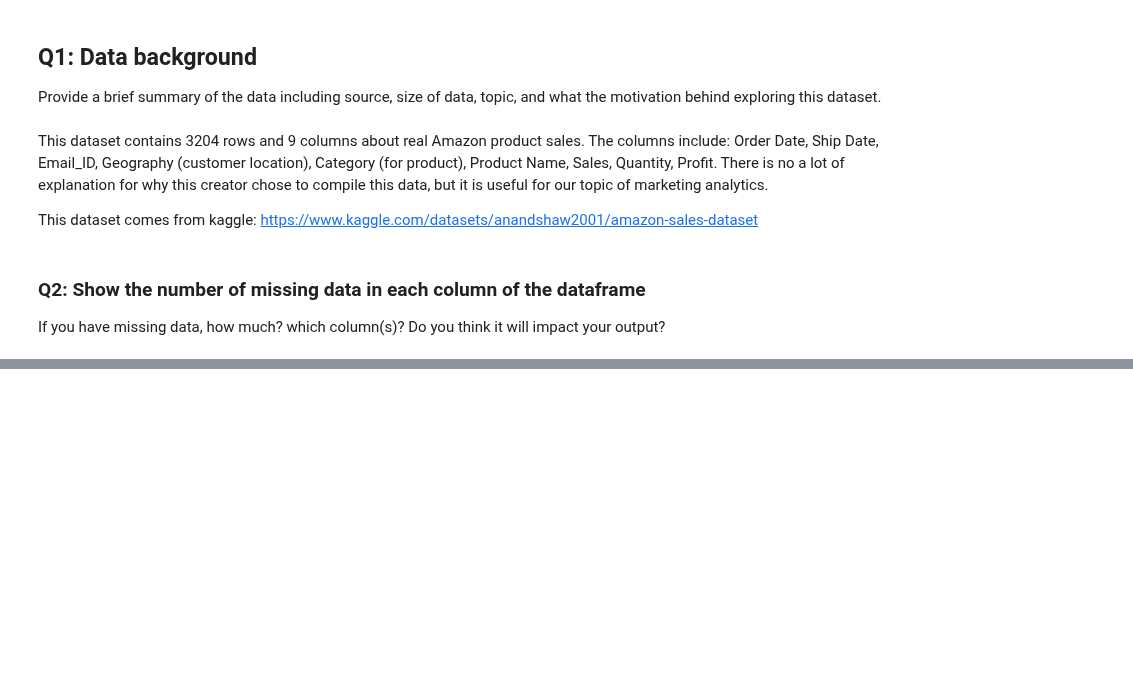
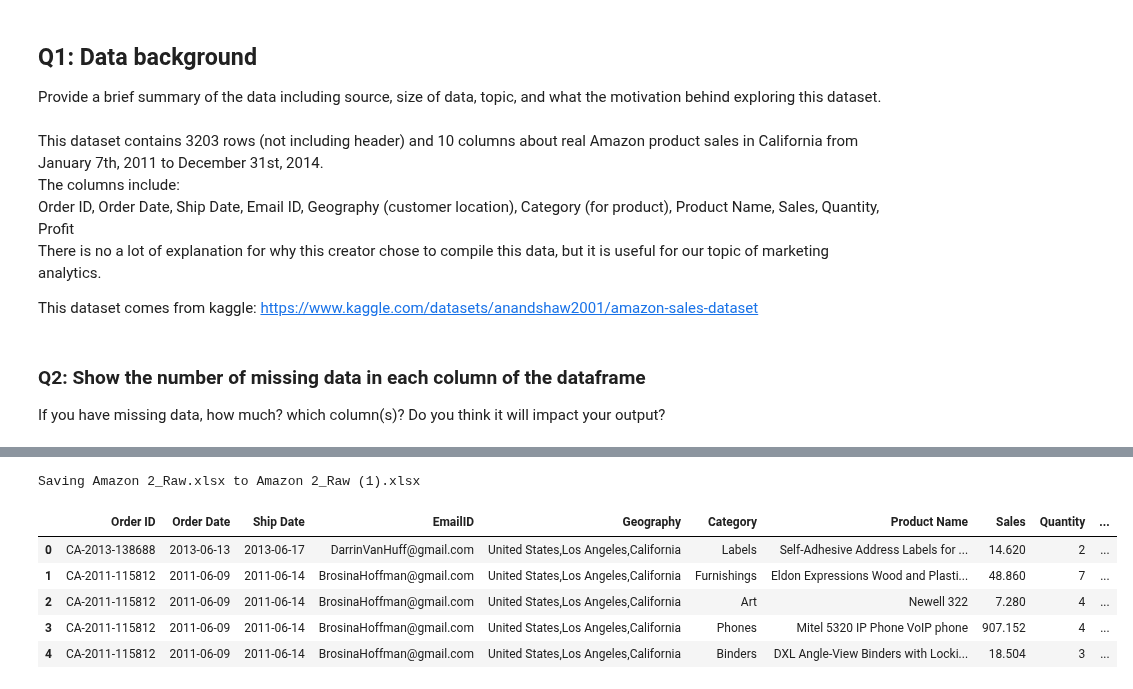
Before and after one commit to sjensen39/CS133_GP1, a Jupyter notebook: P1_initial_exploration.ipynb, the cells around one changed output, grey strips where cells are left out. Cells and saved outputs as stored; diff of their text form; code cells hidden in the pictures; blank space fills up the shorter version.

Commit message:
Added to names, Q1, Q2, Q3. Added possible questions for Q4, Q5, Q6.

```diff
--- a/P1_initial_exploration.ipynb
+++ b/P1_initial_exploration.ipynb
@@ -13,7 +13,10 @@ Import your data. If you want to mount your Google drive you can use `from googl
 ## Q1: Data background
 Provide a brief summary of the data including source, size of data, topic, and what the motivation behind exploring this dataset.
 # %% [markdown]
-This dataset contains 3204 rows and 9 columns about real Amazon product sales. The columns include: Order Date, Ship Date, Email_ID, Geography (customer location), Category (for product), Product Name, Sales, Quantity, Profit. There is no a lot of explanation for why this creator chose to compile this data, but it is useful for our topic of marketing analytics.
+This dataset contains 3203 rows (not including header) and 10 columns about real Amazon product sales in California from January 7th, 2011 to December 31st, 2014.
+The columns include:
+Order ID, Order Date, Ship Date, Email ID, Geography (customer location), Category (for product), Product Name, Sales, Quantity, Profit
+There is no a lot of explanation for why this creator chose to compile this data, but it is useful for our topic of marketing analytics.
 
 This dataset comes from kaggle: https://www.kaggle.com/datasets/anandshaw2001/amazon-sales-dataset
 # %% [markdown]
@@ -21,0 +31,5 @@ If you have missing data, how much? which column(s)? Do you think it will impact
+# %%
+uploaded = files.upload()
+file_name = list(uploaded.keys())[0]
+amazon_analysis = pd.read_excel(io.BytesIO(uploaded[file_name]))
+# %% [output]
@@ -21,0 +37,7 @@ If you have missing data, how much? which column(s)? Do you think it will impact
+Saving Amazon 2_Raw.xlsx to Amazon 2_Raw (1).xlsx
+|  | Order ID | Order Date | Ship Date | EmailID | Geography | Category | Product Name | Sales | Quantity | ... |
+| 0 | CA-2013-138688 | 2013-06-13 | 2013-06-17 | DarrinVanHuff@gmail.com | United States,Los Angeles,California | Labels | Self-Adhesive Address Labels for ... | 14.620 | 2 | ... |
+| 1 | CA-2011-115812 | 2011-06-09 | 2011-06-14 | BrosinaHoffman@gmail.com | United States,Los Angeles,California | Furnishings | Eldon Expressions Wood and Plasti... | 48.860 | 7 | ... |
+| 2 | CA-2011-115812 | 2011-06-09 | 2011-06-14 | BrosinaHoffman@gmail.com | United States,Los Angeles,California | Art | Newell 322 | 7.280 | 4 | ... |
+| 3 | CA-2011-115812 | 2011-06-09 | 2011-06-14 | BrosinaHoffman@gmail.com | United States,Los Angeles,California | Phones | Mitel 5320 IP Phone VoIP phone | 907.152 | 4 | ... |
+| 4 | CA-2011-115812 | 2011-06-09 | 2011-06-14 | BrosinaHoffman@gmail.com | United States,Los Angeles,California | Binders | DXL Angle-View Binders with Locki... | 18.504 | 3 | ... |
```
Also changed, not shown: parts of 18 cells of this notebook.
